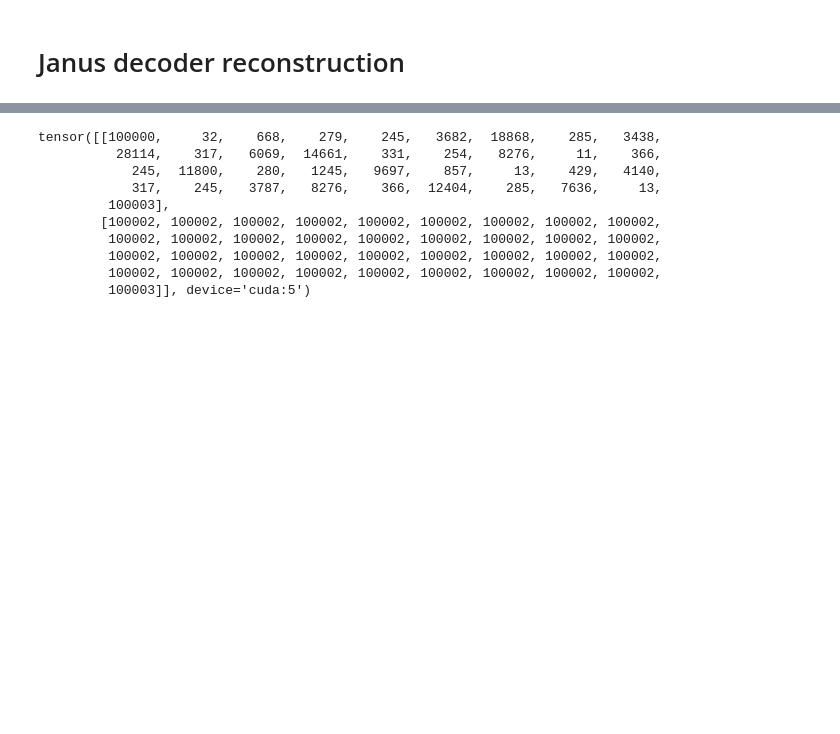
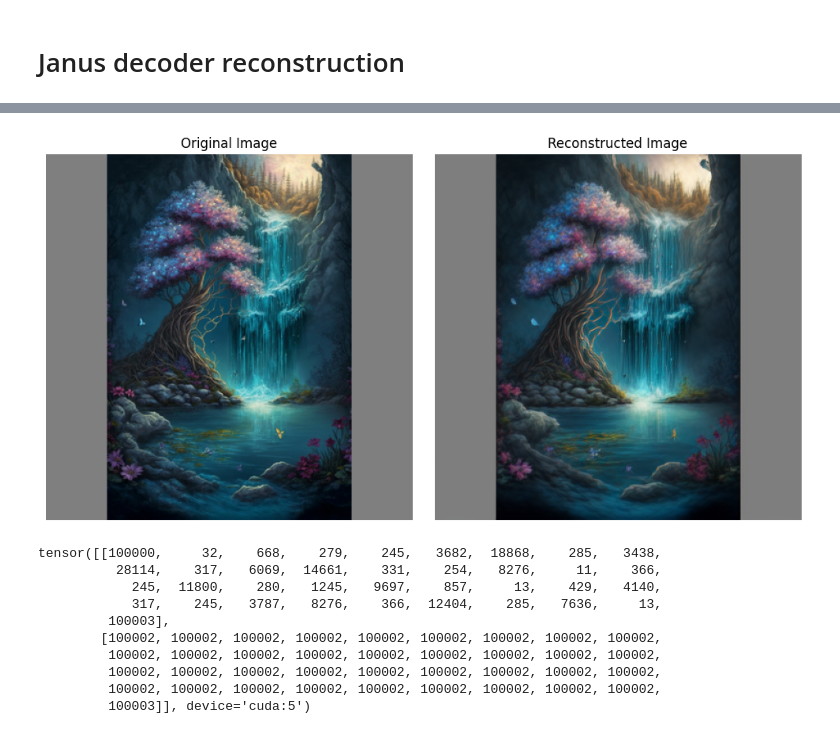
Before and after one commit to jiachunjin/one_janus, a Jupyter notebook: janus_gen.ipynb, the cells around one changed output, grey strips where cells are left out. Cells and saved outputs as stored; diff of their text form; code cells hidden in the pictures; blank space fills up the shorter version.

```diff
--- a/janus_gen.ipynb
+++ b/janus_gen.ipynb
@@ -49,3 +48,38 @@ after bottleneck x.shape: torch.Size([1, 576, 16])
+# %%
+from util.dataloader import get_dataloader
+dataloader = get_dataloader(config.data)
+for batch in dataloader:
+    pixel_values = batch["pixel_values"]
+    texts = batch["texts"]
+    attention_mask = batch["attention_mask"]
+    break
+
+from torchvision.transforms import ToPILImage
+x = (pixel_values[0] + 1) / 2
+
+with torch.no_grad():
+    rec = decoder(janus.vision_model(pixel_values[0].unsqueeze(0)))
+rec = ((rec + 1) / 2).clamp(0, 1)
+rec = inversed_transform(rec.squeeze(0))
+ori = ToPILImage()(x)
+
+import matplotlib.pyplot as plt
+
+plt.figure(figsize=(10, 5))
+plt.subplot(1, 2, 1)
+plt.imshow(ori)
+plt.title('Original Image')
+plt.axis('off')
+
+plt.subplot(1, 2, 2)
+plt.imshow(rec)
+plt.title('Reconstructed Image')
+plt.axis('off')
+
+plt.tight_layout()
+plt.show()
+# %% [output]
+[figure, added]
 # %%
 import torch
 from omegaconf import OmegaConf
```
Also changed, not shown: parts of 12 cells of this notebook, 8 other files.
